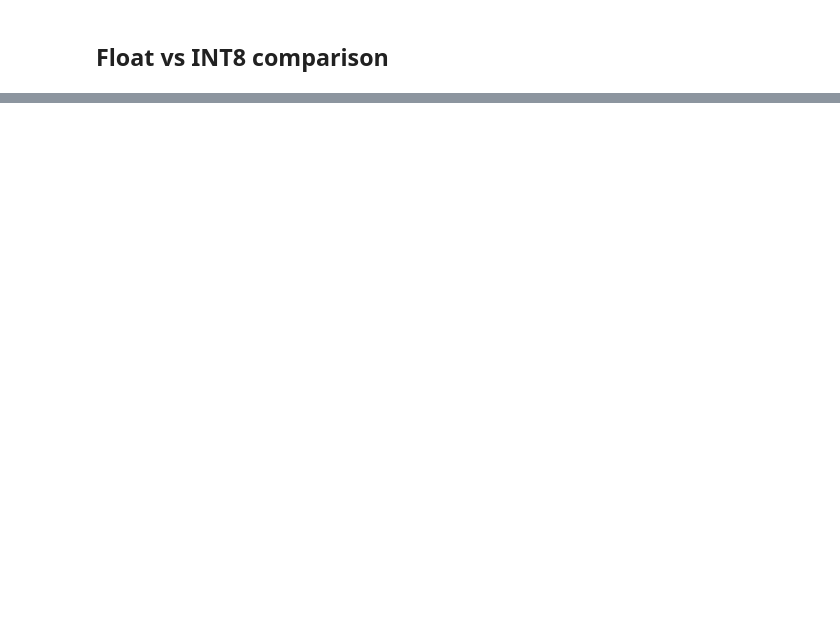
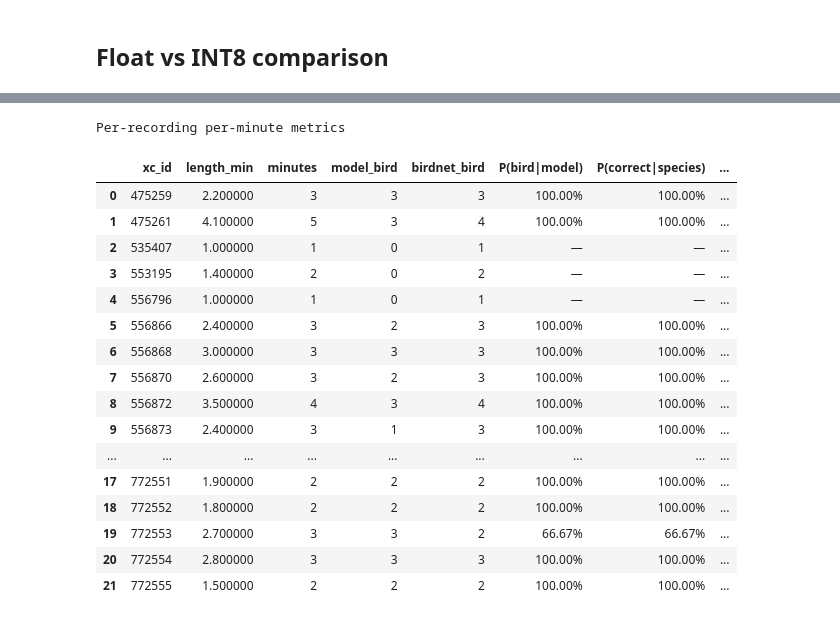
Before and after one commit to NathanDuboisset/multi-chirp, a Jupyter notebook: building/geographic_task/results.ipynb, the cells around one changed output, grey strips where cells are left out. Cells and saved outputs as stored; diff of their text form; code cells hidden in the pictures; blank space fills up the shorter version.

```diff
--- a/building/geographic_task/results.ipynb
+++ b/building/geographic_task/results.ipynb
@@ -372,0 +412,21 @@ cleanup_waveform_cache(COLLECTION)
+# %%
+from building.geographic_task.long_recordings import (
+    evaluate_long_recordings,
+    format_stats,
+    long_rec_dir,
+)
+
+LAT, LON, RADIUS_KM = 48.8566, 2.3522, 50  # must match dataset_build.ipynb
+TARGET_SPECIES = [n for n in final_labels if n != NON_TARGET_NAME]
+
+long_dir = long_rec_dir(LAT, LON, RADIUS_KM)
+reports, totals = evaluate_long_recordings(
+    audio_dir=long_dir,
+    tflite_path=TFLITE_PATH,
+    label_names=final_labels,
+    target_species=TARGET_SPECIES,
+    threshold=THRESHOLD,
+)
+
+print(f"=== Real-world summary ({len(reports)} recordings) ===")
+print(format_stats(totals))
@@ -372,0 +441,42 @@ cleanup_waveform_cache(COLLECTION)
+# %%
+import pandas as pd
+
+rows = []
+for r in reports:
+    s = r.stats
+    rows.append(
+        {
+            "xc_id": r.xc_id,
+            "length_min": round(r.length_seconds / 60, 1),
+            "minutes": s.n_minutes,
+            "model_bird": s.n_model_bird,
+            "birdnet_bird": s.n_birdnet_bird,
+            "P(bird|model)": s.precision_bird,
+            "P(correct|species)": s.correct_species_rate,
+            "P(miss|birdnet)": s.miss_rate,
+        }
+    )
+per_rec = pd.DataFrame(rows).sort_values("xc_id").reset_index(drop=True)
+per_rec.style.format(
+    {"P(bird|model)": "{:.2%}", "P(correct|species)": "{:.2%}", "P(miss|birdnet)": "{:.2%}"},
+    na_rep="—",
+).set_caption("Per-recording per-minute metrics")
+# %% [output]
+Per-recording per-minute metrics
+|  | xc_id | length_min | minutes | model_bird | birdnet_bird | P(bird|model) | P(correct|species) | ... |
+| 0 | 475259 | 2.200000 | 3 | 3 | 3 | 100.00% | 100.00% | ... |
+| 1 | 475261 | 4.100000 | 5 | 3 | 4 | 100.00% | 100.00% | ... |
+| 2 | 535407 | 1.000000 | 1 | 0 | 1 | — | — | ... |
+| 3 | 553195 | 1.400000 | 2 | 0 | 2 | — | — | ... |
+| 4 | 556796 | 1.000000 | 1 | 0 | 1 | — | — | ... |
+| 5 | 556866 | 2.400000 | 3 | 2 | 3 | 100.00% | 100.00% | ... |
+| 6 | 556868 | 3.000000 | 3 | 3 | 3 | 100.00% | 100.00% | ... |
+| 7 | 556870 | 2.600000 | 3 | 2 | 3 | 100.00% | 100.00% | ... |
+| 8 | 556872 | 3.500000 | 4 | 3 | 4 | 100.00% | 100.00% | ... |
+| 9 | 556873 | 2.400000 | 3 | 1 | 3 | 100.00% | 100.00% | ... |
+| ... | ... | ... | ... | ... | ... | ... | ... | ... |
+| 17 | 772551 | 1.900000 | 2 | 2 | 2 | 100.00% | 100.00% | ... |
+| 18 | 772552 | 1.800000 | 2 | 2 | 2 | 100.00% | 100.00% | ... |
+| 19 | 772553 | 2.700000 | 3 | 3 | 2 | 66.67% | 66.67% | ... |
+| 20 | 772554 | 2.800000 | 3 | 3 | 3 | 100.00% | 100.00% | ... |
+| 21 | 772555 | 1.500000 | 2 | 2 | 2 | 100.00% | 100.00% | ... |
```
Also changed, not shown: parts of 25 cells of this notebook, 11 other files.
